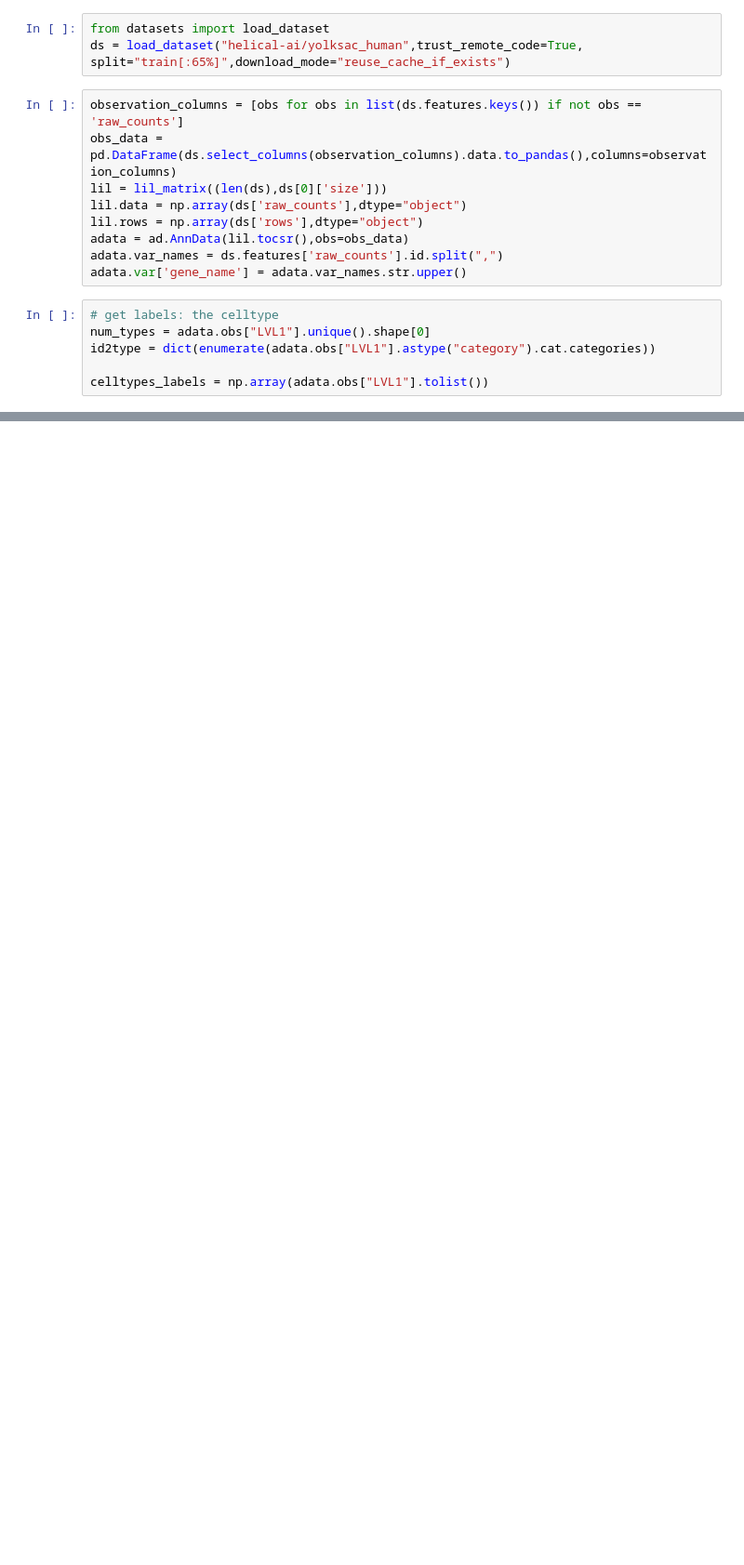
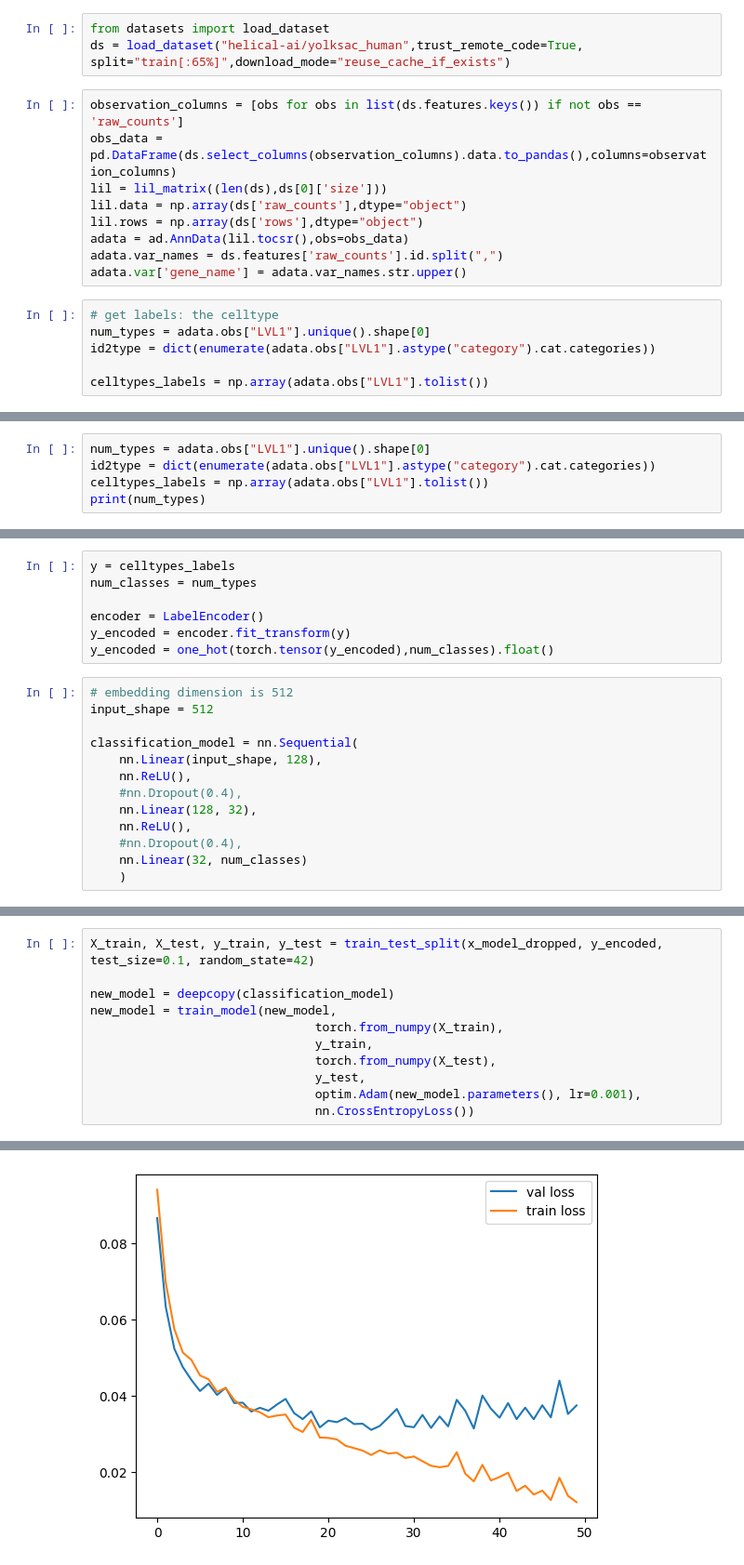
Before and after one commit to tom-jod/Helical_assesment, a Jupyter notebook: Assesment.ipynb, the cells around one changed output, grey strips where cells are left out. Shown at 93% size. Drawn from its saved outputs; the diff is of its cells as text; blank space fills up the shorter version.

```diff
--- a/Assesment.ipynb
+++ b/Assesment.ipynb
@@ -139,0 +330,5 @@ print(mse)
+# %%
+num_types = adata.obs["LVL1"].unique().shape[0]
+id2type = dict(enumerate(adata.obs["LVL1"].astype("category").cat.categories))
+celltypes_labels = np.array(adata.obs["LVL1"].tolist())
+print(num_types)
@@ -139,0 +339,20 @@ print(mse)
+# %%
+y = celltypes_labels
+num_classes = num_types
+
+encoder = LabelEncoder()
+y_encoded = encoder.fit_transform(y)
+y_encoded = one_hot(torch.tensor(y_encoded),num_classes).float()
+# %%
+# embedding dimension is 512
+input_shape = 512
+
+classification_model = nn.Sequential(
+    nn.Linear(input_shape, 128),
+    nn.ReLU(),
+    #nn.Dropout(0.4),
+    nn.Linear(128, 32),
+    nn.ReLU(),
+    #nn.Dropout(0.4),
+    nn.Linear(32, num_classes)
+    )
@@ -139,0 +430,12 @@ print(mse)
+# %%
+X_train, X_test, y_train, y_test = train_test_split(x_model_dropped, y_encoded, test_size=0.1, random_state=42)
+
+new_model = deepcopy(classification_model)
+new_model = train_model(new_model,
+                               torch.from_numpy(X_train),
+                               y_train,
+                               torch.from_numpy(X_test),
+                               y_test,
+                               optim.Adam(new_model.parameters(), lr=0.001),
+                               nn.CrossEntropyLoss())
+# %% [output]
@@ -139,0 +459 @@ print(mse)
+[figure, added]
```
Also changed, not shown: parts of 32 cells of this notebook.
